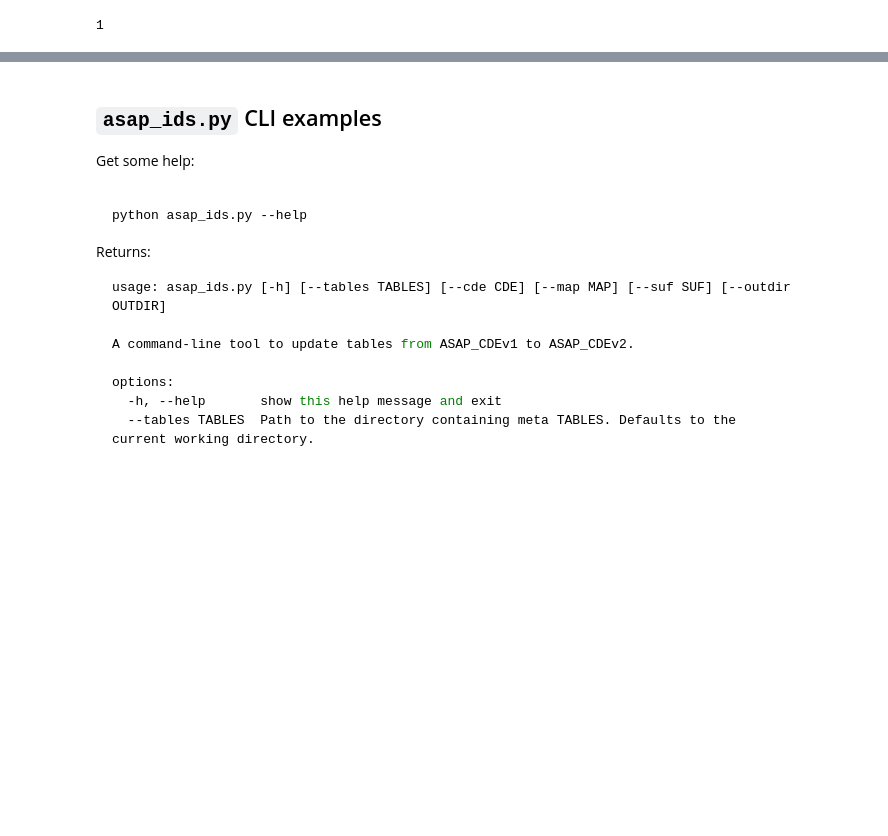
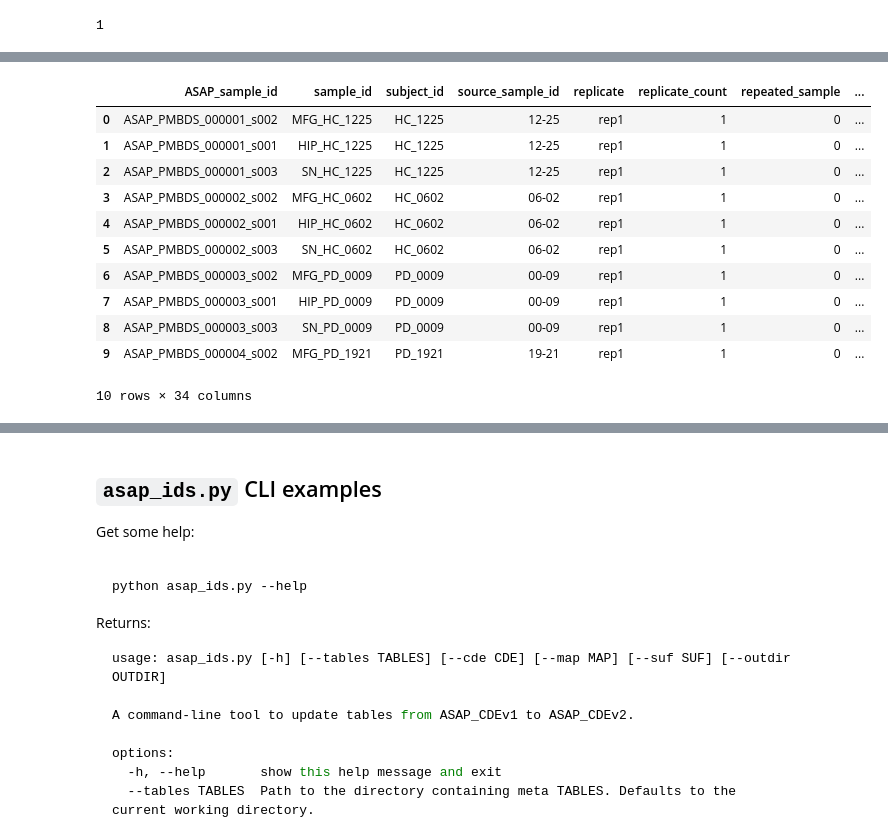
Before and after one commit to ergonyc/meta-clean, a Jupyter notebook: ASAP_ids.ipynb, the cells around one changed output, grey strips where cells are left out. Saved outputs shown, nothing was run; the diff lists cells and outputs as text; code cells hidden in the pictures; blank space fills up the shorter version.

```diff
--- a/ASAP_ids.ipynb
+++ b/ASAP_ids.ipynb
@@ -240,0 +447,5 @@ overwriting updated id_mapper to /Users/ergonyc/Projects/ASAP/meta-clean/ASAP_su
+# %%
+uniq_samp = sample_df.sample_id.unique()
+if intersec := set(uniq_samp) & set(ud_sampleid_mapper.keys()):
+    print(f"found {len(intersec)} subject_id collisions in the sampleid_mapper")
+intersec
@@ -240,0 +456,4 @@ overwriting updated id_mapper to /Users/ergonyc/Projects/ASAP/meta-clean/ASAP_su
+# %%
+to_map = sample_df[~sample_df['sample_id'].apply(lambda x: x in intersec)]
+
+uniq_subj = to_map.subject_id.unique()
@@ -240,0 +552,8 @@ overwriting updated id_mapper to /Users/ergonyc/Projects/ASAP/meta-clean/ASAP_su
+# %%
+sample_df = SAMPLE.copy()
+
+ud_sampleid_mapper = generate_asap_sample_ids2(asapid_mapper, sample_df, sampleid_mapper)
+ud_sampleid_mapper2 = generate_asap_sample_ids2(asapid_mapper, sample_df, ud_sampleid_mapper)
+ud_sampleid_mapper3 = generate_asap_sample_ids2(asapid_mapper, sample_df, ud_sampleid_mapper2)
+
+ud_sampleid_mapper3
@@ -240,0 +584,19 @@ overwriting updated id_mapper to /Users/ergonyc/Projects/ASAP/meta-clean/ASAP_su
+# %%
+ud_sample_df = sample_df.copy()
+ASAP_sample_id = ud_sample_df['sample_id'].map(ud_sampleid_mapper)
+ud_sample_df.insert(0, 'ASAP_sample_id', ASAP_sample_id)
+# %%
+ud_sample_df.head(10)
+# %% [output]
+|  | ASAP_sample_id | sample_id | subject_id | source_sample_id | replicate | replicate_count | repeated_sample | ... |
+| 0 | ASAP_PMBDS_000001_s002 | MFG_HC_1225 | HC_1225 | 12-25 | rep1 | 1 | 0 | ... |
+| 1 | ASAP_PMBDS_000001_s001 | HIP_HC_1225 | HC_1225 | 12-25 | rep1 | 1 | 0 | ... |
+| 2 | ASAP_PMBDS_000001_s003 | SN_HC_1225 | HC_1225 | 12-25 | rep1 | 1 | 0 | ... |
+| 3 | ASAP_PMBDS_000002_s002 | MFG_HC_0602 | HC_0602 | 06-02 | rep1 | 1 | 0 | ... |
+| 4 | ASAP_PMBDS_000002_s001 | HIP_HC_0602 | HC_0602 | 06-02 | rep1 | 1 | 0 | ... |
+| 5 | ASAP_PMBDS_000002_s003 | SN_HC_0602 | HC_0602 | 06-02 | rep1 | 1 | 0 | ... |
+| 6 | ASAP_PMBDS_000003_s002 | MFG_PD_0009 | PD_0009 | 00-09 | rep1 | 1 | 0 | ... |
+| 7 | ASAP_PMBDS_000003_s001 | HIP_PD_0009 | PD_0009 | 00-09 | rep1 | 1 | 0 | ... |
+| 8 | ASAP_PMBDS_000003_s003 | SN_PD_0009 | PD_0009 | 00-09 | rep1 | 1 | 0 | ... |
+| 9 | ASAP_PMBDS_000004_s002 | MFG_PD_1921 | PD_1921 | 19-21 | rep1 | 1 | 0 | ... |
+10 rows × 34 columns
```
Also changed, not shown: parts of 19 cells of this notebook, 3 other files.
